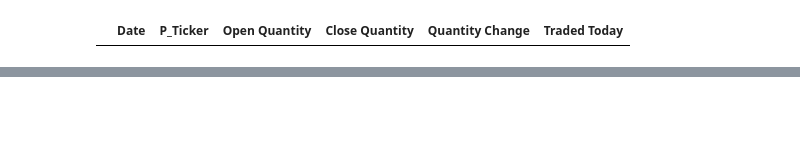
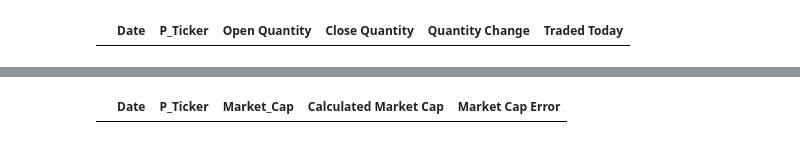
Before and after one commit to barath-2002/ARR-Investment-Partners, a Jupyter notebook: checking_errors.ipynb, the cells around one changed output, grey strips where cells are left out. Cells and saved outputs as stored; diff of their text form; code cells hidden in the pictures; blank space fills up the shorter version.

```diff
--- a/checking_errors.ipynb
+++ b/checking_errors.ipynb
@@ -233,0 +300,15 @@ weights_errors
+# %%
+def check_market_cap_errors(data):
+    # Calculate Market Cap
+    data['Calculated Market Cap'] = data['SharesOut'] * data['Price'] * data['Exchange Rate']
+    data['Market Cap Error'] = ~np.isclose(data['Market_Cap'], data['Calculated Market Cap'], atol=1e-6)
+
+    # Filter rows with market cap errors
+    market_cap_errors = data[data['Market Cap Error']]
+    return market_cap_errors[['Date', 'P_Ticker', 'Market_Cap', 'Calculated Market Cap', 'Market Cap Error']]
+
+# Example usage
+market_cap_errors = check_market_cap_errors(data)
+market_cap_errors
+# %% [output]
+|  | Date | P_Ticker | Market_Cap | Calculated Market Cap | Market Cap Error |
```
Also changed, not shown: parts of 28 cells of this notebook.
